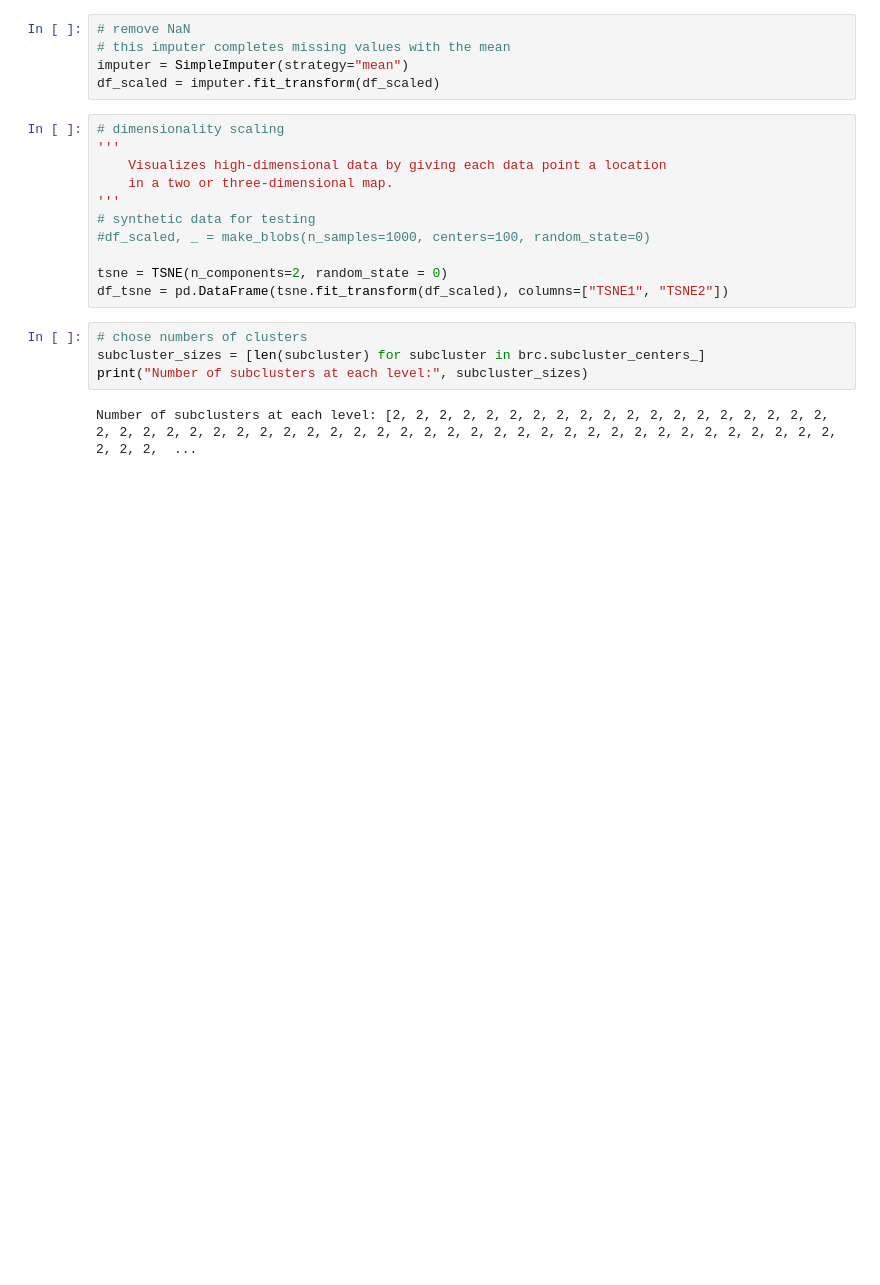
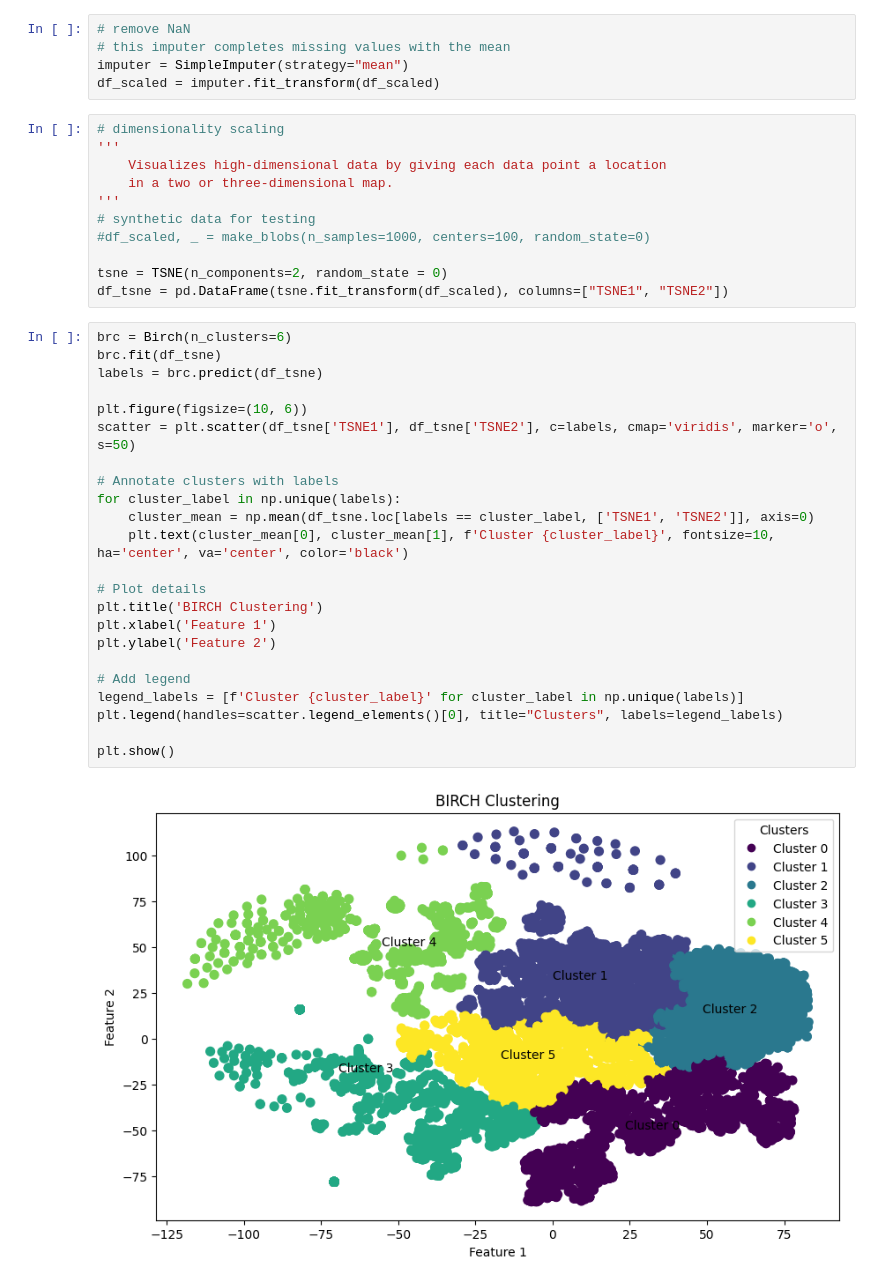
Before and after one commit to Jaidenmagnan/clusters, a Jupyter notebook: birch.ipynb, the cells around one changed output. Drawn from its saved outputs; the diff is of its cells as text; blank space fills up the shorter version.

```diff
--- a/birch.ipynb
+++ b/birch.ipynb
@@ -109,9 +110,28 @@ df_scaled = imputer.fit_transform(df_scaled)
 tsne = TSNE(n_components=2, random_state = 0)
 df_tsne = pd.DataFrame(tsne.fit_transform(df_scaled), columns=["TSNE1", "TSNE2"])
 # %%
-# chose numbers of clusters
-subcluster_sizes = [len(subcluster) for subcluster in brc.subcluster_centers_]
-print("Number of subclusters at each level:", subcluster_sizes)
+brc = Birch(n_clusters=6)
+brc.fit(df_tsne)
+labels = brc.predict(df_tsne)
+
+plt.figure(figsize=(10, 6))
+scatter = plt.scatter(df_tsne['TSNE1'], df_tsne['TSNE2'], c=labels, cmap='viridis', marker='o', s=50)
+
+# Annotate clusters with labels
+for cluster_label in np.unique(labels):
+    cluster_mean = np.mean(df_tsne.loc[labels == cluster_label, ['TSNE1', 'TSNE2']], axis=0)
+    plt.text(cluster_mean[0], cluster_mean[1], f'Cluster {cluster_label}', fontsize=10, ha='center', va='center', color='black')
+
+# Plot details
+plt.title('BIRCH Clustering')
+plt.xlabel('Feature 1')
+plt.ylabel('Feature 2')
+
+# Add legend
+legend_labels = [f'Cluster {cluster_label}' for cluster_label in np.unique(labels)]
+plt.legend(handles=scatter.legend_elements()[0], title="Clusters", labels=legend_labels)
+
+plt.show()
 # %% [output]
-Number of subclusters at each level: [2, 2, 2, 2, 2, 2, 2, 2, 2, 2, 2, 2, 2, 2, 2, 2, 2, 2, 2, 2, 2, 2, 2, 2, 2, 2, 2, 2, 2, 2, 2, 2, 2, 2, 2, 2, 2, 2, 2, 2, 2, 2, 2, 2, 2, 2, 2, 2, 2, 2, 2, 2, 2, 2,  ...
+[figure, added]
 # %%
```
Also changed, not shown: parts of 7 cells of this notebook, 1 other file.
